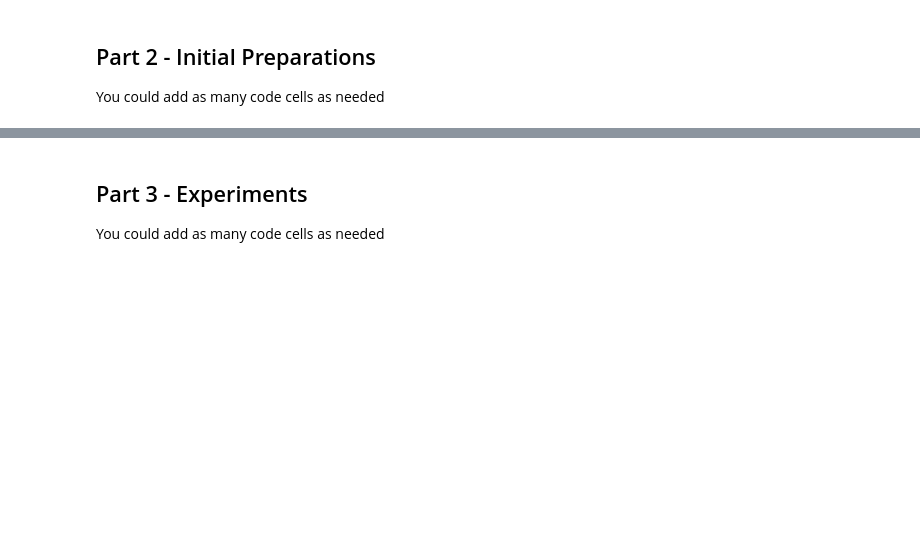
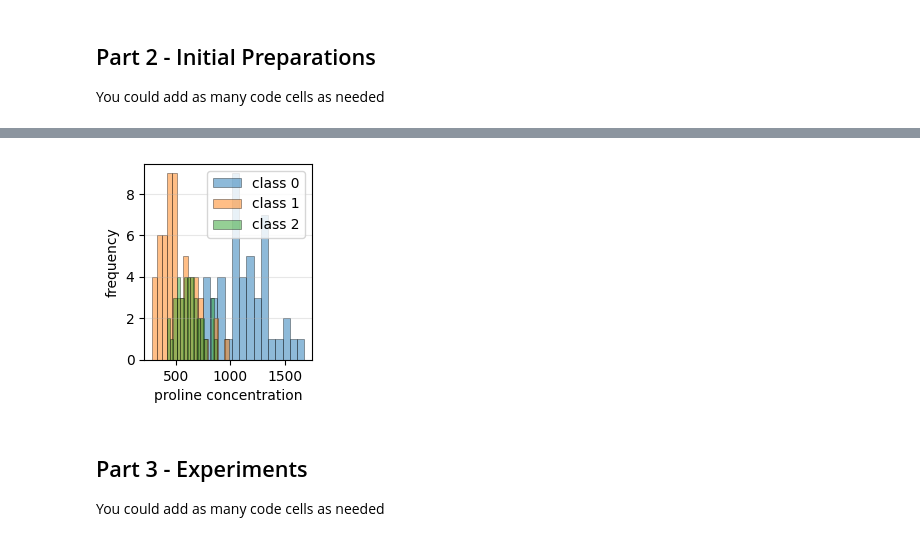
Before and after one commit to sbh556/machine_learnign_project, a Jupyter notebook: Assignment_supervised_learning_flow.ipynb, the cells around one changed output, grey strips where cells are left out. Cells and saved outputs as stored; diff of their text form; code cells hidden in the pictures; blank space fills up the shorter version.

```diff
--- a/Assignment_supervised_learning_flow.ipynb
+++ b/Assignment_supervised_learning_flow.ipynb
@@ -60,3 +141,18 @@ You could add as many code cells as needed
+# %%
+hist = plt.subplot(2, 3, 6)
+for wine_type in sorted(train['target'].unique()):
+    mask = train['target'] == wine_type
+    hist.hist(train[mask]['proline'], bins=15, alpha=0.5, label=f'class {wine_type}',
+            edgecolor='black', linewidth=0.5)
+hist.set_xlabel('proline concentration')
+hist.set_ylabel('frequency')
+hist.legend()
+hist.grid(True, alpha=0.3, axis='y')
+
+plt.tight_layout()
+plt.show()
+# %% [output]
+[figure, added]
 # %% [markdown]
 ## Part 3 - Experiments
 You could add as many code cells as needed
```
Also changed, not shown: parts of 11 cells of this notebook.
